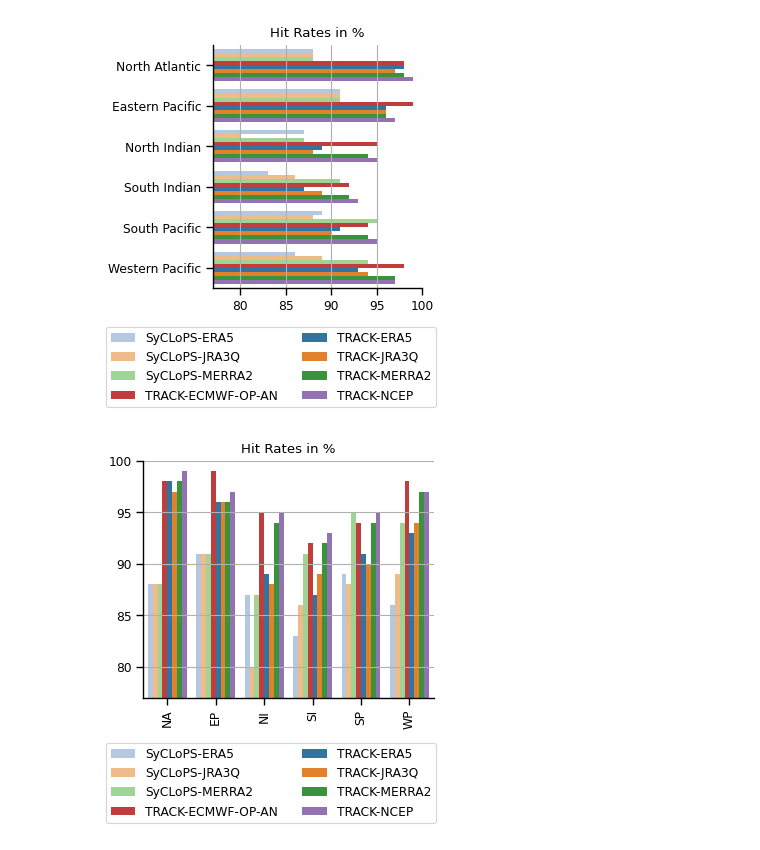
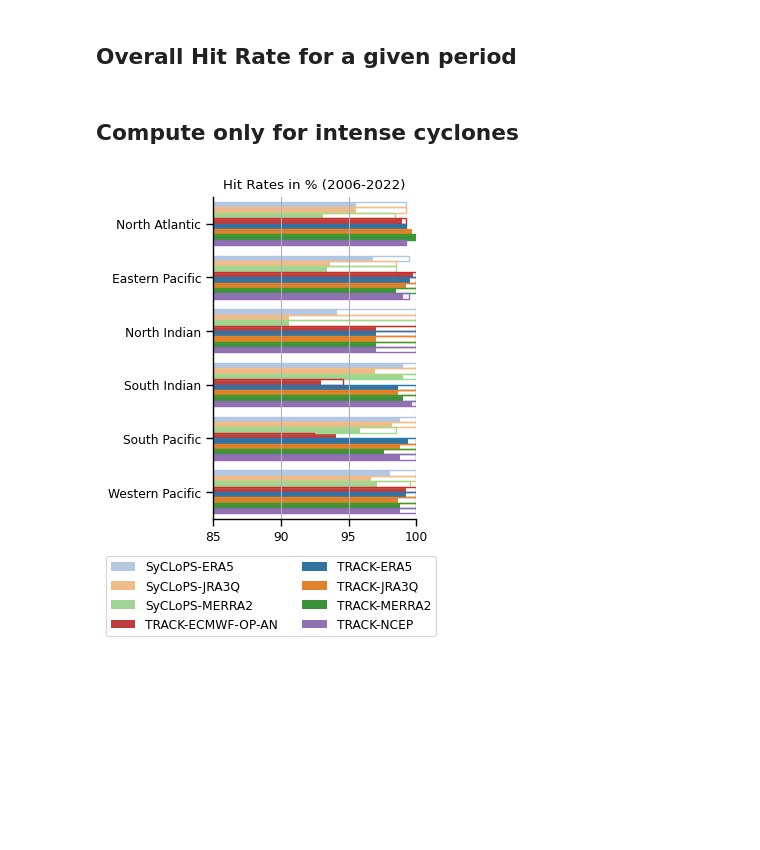
Before and after one commit to Huracan-project/RABTracks, a Jupyter notebook: paper_figs/hit_rates.ipynb, the cells around one changed output. Cells and saved outputs as stored; diff of their text form; code cells hidden in the pictures; blank space fills up the shorter version.

```diff
--- a/paper_figs/hit_rates.ipynb
+++ b/paper_figs/hit_rates.ipynb
@@ -36,0 +39,2 @@ WP
+# %% [markdown]
+## Overall Hit Rate for a given period
@@ -37,51 +49,72 @@ WP
+# %%
+df = pd.DataFrame([
+    {
+        "basin": b,
+        "source": s,
+        "HR": compute_HR_period(b, s, 2006,2022)*100,
+    }
+    for b in BASINS
+    for s in data[b].source.values
+])
+df = df[df.source != "IBTrACS"]
+df_base = df.copy()
+# %% [markdown]
+## Compute only for intense cyclones
+# %%
+def compute_HR_period_intense(b, s, yearmin, yearmax, wind_threshold):
+    d = data_df[b][s]
+    ib = data_df[b]["IBTrACS"]
+    tids = ib[ib.wmo_wind >= wind_threshold].track_id
+    d = d[(d.season.between(yearmin, yearmax)) & (d.track_id.isin(tids))]
+    if d.track_id.nunique() > 0:
+        return 1 - d.groupby("track_id").lon.max().isna().sum() / d.track_id.nunique()
+    else:
+        return np.nan
+# %%
+df = pd.DataFrame([
+    {
+        "basin": b,
+        "source": s,
+        "HR": compute_HR_period_intense(b, s, 2006,2022, 32)*100,
+    }
+    for b in BASINS
+    for s in data[b].source.values
+])
+df = df[df.source != "IBTrACS"]
+df_intense = df.copy()
+# %%
+df = df_base.merge(df_intense, on = ["basin", "source"], suffixes = ["", "_intense"])
 # %%
 basin_names = {
     "NA": "North Atlantic",
     "EP": "Eastern Pacific",
     "WP": "Western Pacific",
     "NI": "North Indian",
     "SI": "South Indian",
     "SP": "South Pacific",
     "SA": "South Atlantic",
 }
 df["basin_full"] = df["basin"].map(basin_names)
 
-fig = plt.figure(figsize=cm2inch([9, 8]))
+fig = plt.figure(figsize=cm2inch([9, 10]))
 ax = sns.barplot(data=df,
                  y="basin_full", hue="source", x="HR",
                  palette=PALETTE, orient="h")
-plt.title("Hit Rates in %")
-plt.xlim(77, 100)
+ax = sns.barplot(data=df,
+                 y="basin_full", hue="source", x="HR_intense",
+                 palette=PALETTE, orient="h", fill = False, linewidth = 1, legend = False)
+plt.title("Hit Rates in % (2006-2022)")
+plt.xlim(85, 100)
 plt.grid(axis='x')
 ax.get_legend().remove()
 fig.legend(ncol=2, loc="outside upper center",
            bbox_to_anchor=(0.5, 0.02), frameon=True)
 plt.ylabel("")
 plt.xlabel("")
 sns.despine()
 plt.tight_layout()
 
 plt.savefig("hit_rates.png", bbox_inches="tight")
 plt.savefig("hit_rates.pdf", bbox_inches="tight")
 # %% [output]
-[figure, old version]
+[figure, new version]
-# %%
-fig = plt.figure(figsize = cm2inch([9,8]))
-ax = sns.barplot(data = df,
-            x = "basin", hue = "source", y = "HR",
-            palette = PALETTE,)
-plt.xticks(rotation=90)
-plt.title("Hit Rates in %")
-plt.ylim(77,100)
-plt.grid(axis = 'y')
-ax.get_legend().remove()
-fig.legend(ncol = 2, loc = "outside upper center",
-           bbox_to_anchor = (0.5, 0.02), frameon = True)
-plt.ylabel("")
-plt.xlabel("")
-sns.despine()
-plt.tight_layout()
-
-#plt.savefig("hit_rates.png", bbox_inches = "tight")
-# %% [output]
-[figure, removed]
```
Also changed, not shown: parts of 34 cells of this notebook, 16 other files.
